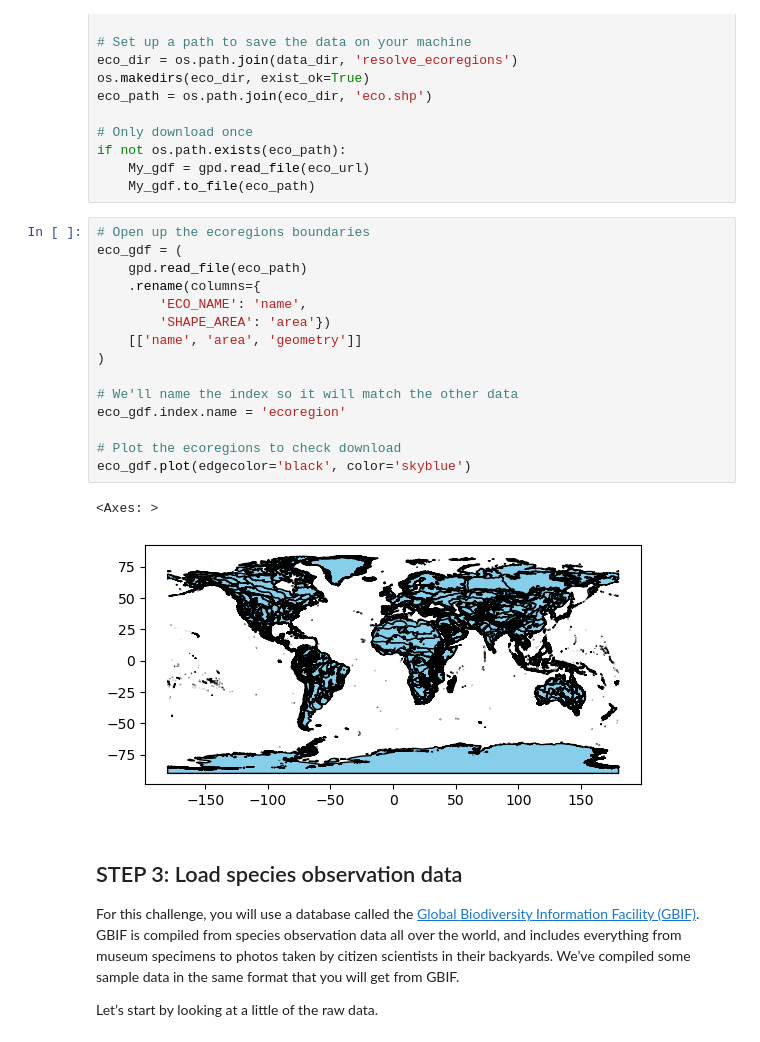
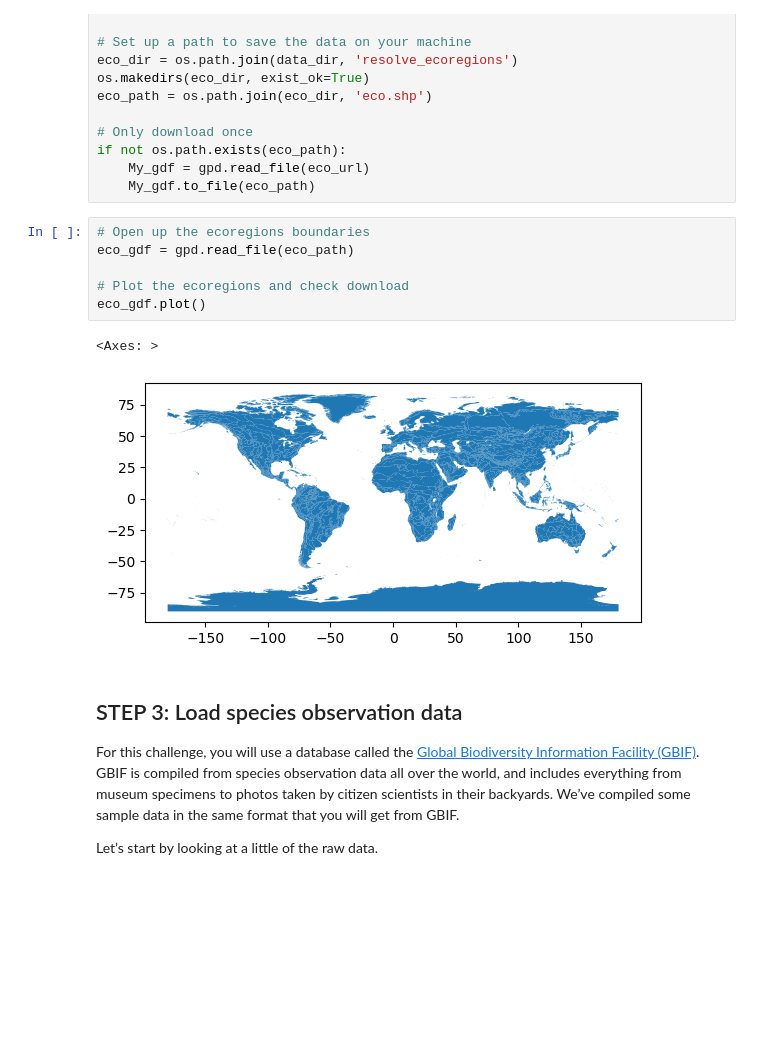
Before and after one commit to earthlab-education/02-migration-ryme1295, a Jupyter notebook: notebooks/migration-31-wrangle.ipynb, the cells around one changed output. Saved outputs shown, nothing was run; the diff lists cells and outputs as text; blank space fills up the shorter version.

```diff
--- a/notebooks/migration-31-wrangle.ipynb
+++ b/notebooks/migration-31-wrangle.ipynb
@@ -122,22 +122,13 @@ if not os.path.exists(eco_path):
     My_gdf.to_file(eco_path)
 # %%
 # Open up the ecoregions boundaries
-eco_gdf = (
-    gpd.read_file(eco_path)
-    .rename(columns={
-        'ECO_NAME': 'name',
-        'SHAPE_AREA': 'area'})
-    [['name', 'area', 'geometry']]
-)
+eco_gdf = gpd.read_file(eco_path)
 
-# We'll name the index so it will match the other data
-eco_gdf.index.name = 'ecoregion'
-
-# Plot the ecoregions to check download
-eco_gdf.plot(edgecolor='black', color='skyblue')
+# Plot the ecoregions and check download
+eco_gdf.plot()
 # %% [output]
 <Axes: >
-[figure, old version]
+[figure, new version]
 # %% [markdown]
 ## STEP 3: Load species observation data
 
```
Also changed, not shown: parts of 5 cells of this notebook.
